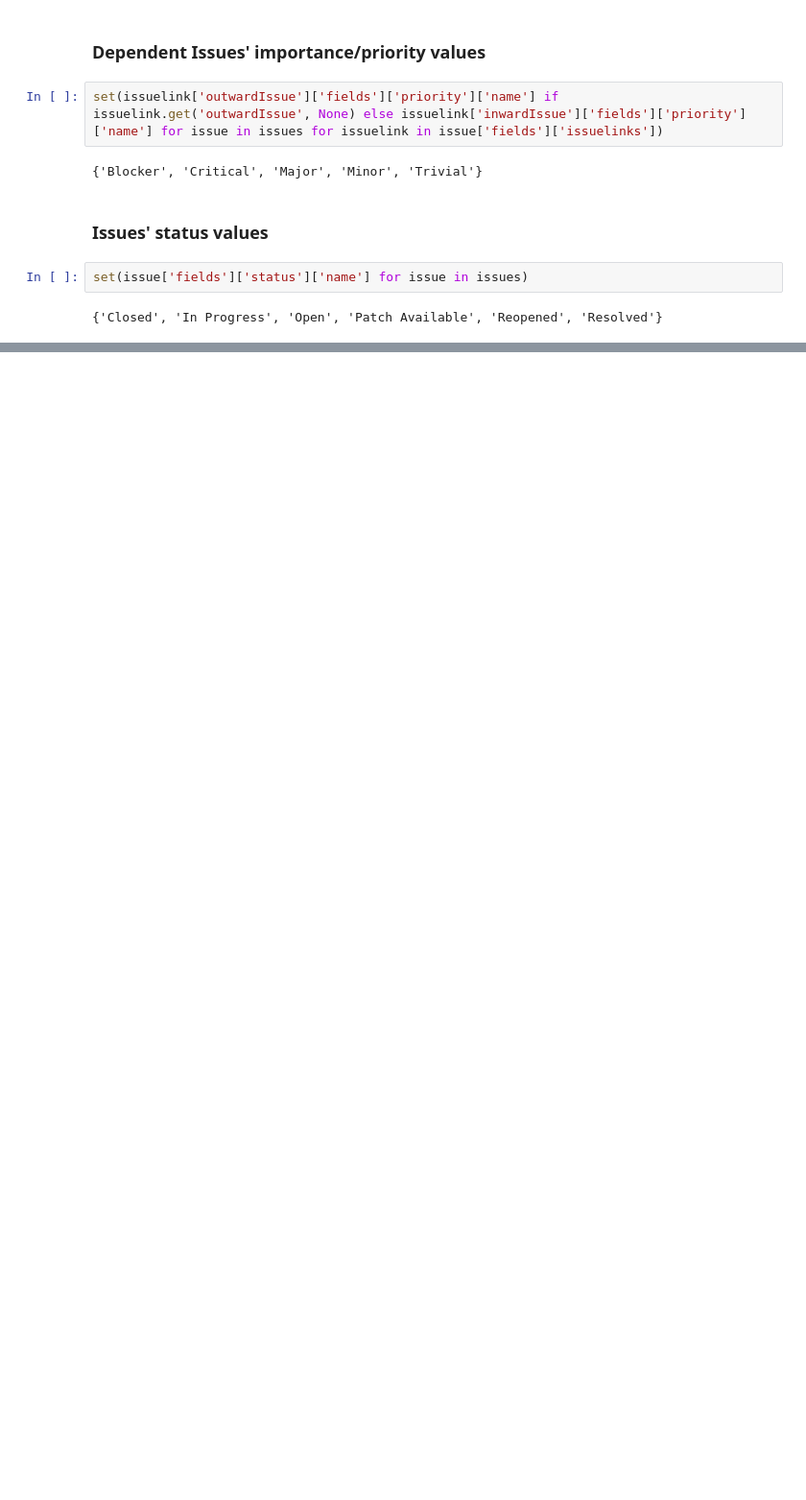
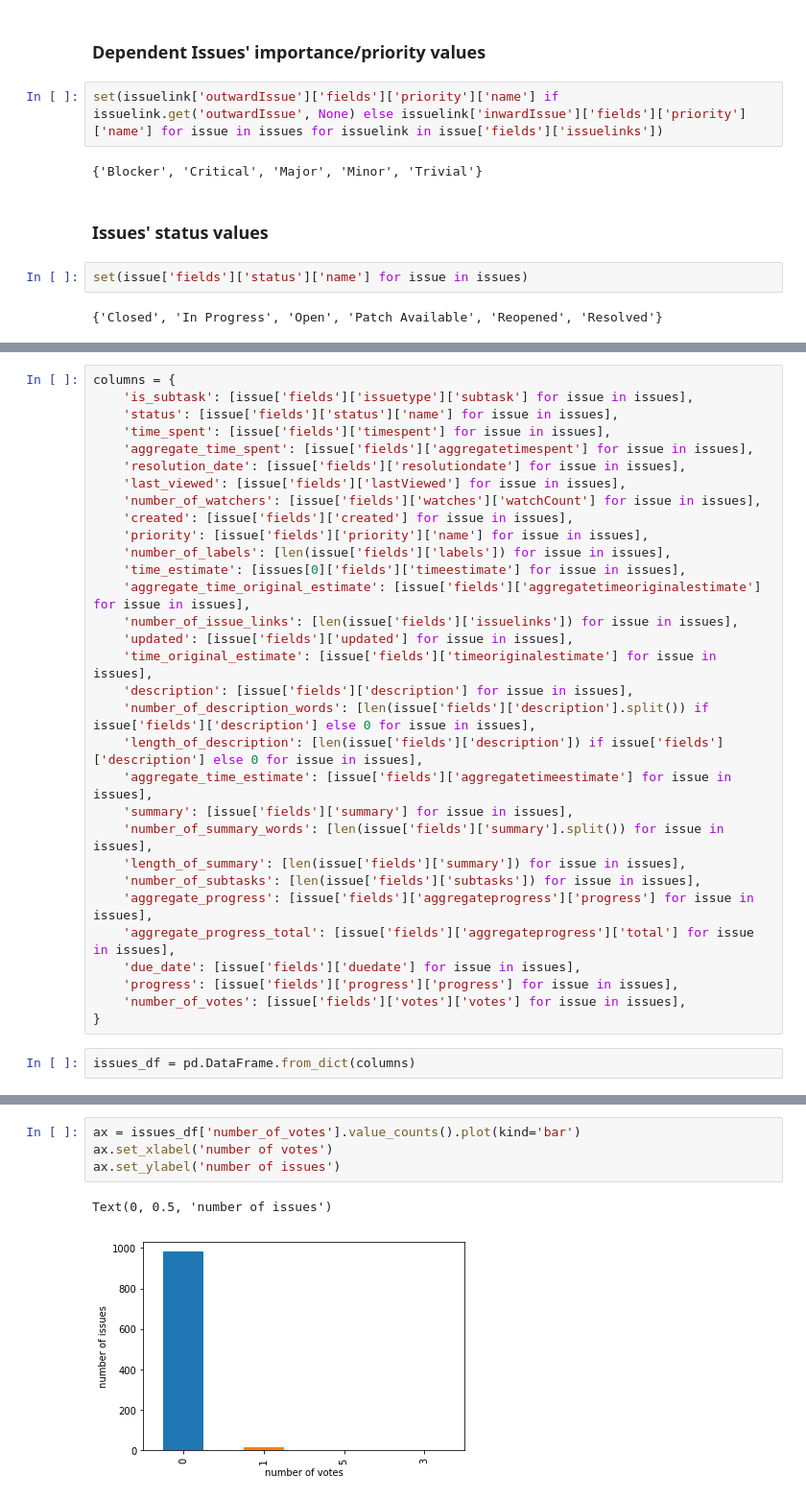
Before and after one commit to nkanak/advance-project-management-practice, a Jupyter notebook: jira_analysis.ipynb, the cells around one changed output, grey strips where cells are left out. Shown at 96% size. Drawn from its saved outputs; the diff is of its cells as text; blank space fills up the shorter version.

Commit message:
Update analysis and upload data

```diff
--- a/jira_analysis.ipynb
+++ b/jira_analysis.ipynb
@@ -189,0 +193,33 @@ set(issue['fields']['status']['name'] for issue in issues)
+# %%
+columns = {
+    'is_subtask': [issue['fields']['issuetype']['subtask'] for issue in issues],
+    'status': [issue['fields']['status']['name'] for issue in issues],
+    'time_spent': [issue['fields']['timespent'] for issue in issues],
+    'aggregate_time_spent': [issue['fields']['aggregatetimespent'] for issue in issues],
+    'resolution_date': [issue['fields']['resolutiondate'] for issue in issues],
+    'last_viewed': [issue['fields']['lastViewed'] for issue in issues],
+    'number_of_watchers': [issue['fields']['watches']['watchCount'] for issue in issues],
+    'created': [issue['fields']['created'] for issue in issues],
+    'priority': [issue['fields']['priority']['name'] for issue in issues],
+    'number_of_labels': [len(issue['fields']['labels']) for issue in issues],
+    'time_estimate': [issues[0]['fields']['timeestimate'] for issue in issues],
+    'aggregate_time_original_estimate': [issue['fields']['aggregatetimeoriginalestimate'] for issue in issues],
+    'number_of_issue_links': [len(issue['fields']['issuelinks']) for issue in issues],
+    'updated': [issue['fields']['updated'] for issue in issues],
+    'time_original_estimate': [issue['fields']['timeoriginalestimate'] for issue in issues],
+    'description': [issue['fields']['description'] for issue in issues],
+    'number_of_description_words': [len(issue['fields']['description'].split()) if issue['fields']['description'] else 0 for issue in issues],
+    'length_of_description': [len(issue['fields']['description']) if issue['fields']['description'] else 0 for issue in issues],
+    'aggregate_time_estimate': [issue['fields']['aggregatetimeestimate'] for issue in issues],
+    'summary': [issue['fields']['summary'] for issue in issues],
+    'number_of_summary_words': [len(issue['fields']['summary'].split()) for issue in issues],
+    'length_of_summary': [len(issue['fields']['summary']) for issue in issues],
+    'number_of_subtasks': [len(issue['fields']['subtasks']) for issue in issues],
+    'aggregate_progress': [issue['fields']['aggregateprogress']['progress'] for issue in issues],
+    'aggregate_progress_total': [issue['fields']['aggregateprogress']['total'] for issue in issues],
+    'due_date': [issue['fields']['duedate'] for issue in issues],
+    'progress': [issue['fields']['progress']['progress'] for issue in issues],
+    'number_of_votes': [issue['fields']['votes']['votes'] for issue in issues],
+}
+# %%
+issues_df = pd.DataFrame.from_dict(columns)
@@ -189,0 +250,7 @@ set(issue['fields']['status']['name'] for issue in issues)
+# %%
+ax = issues_df['number_of_votes'].value_counts().plot(kind='bar')
+ax.set_xlabel('number of votes')
+ax.set_ylabel('number of issues')
+# %% [output]
+Text(0, 0.5, 'number of issues')
+[figure, added]
```
Also changed, not shown: parts of 56 cells of this notebook, 2 other files.
